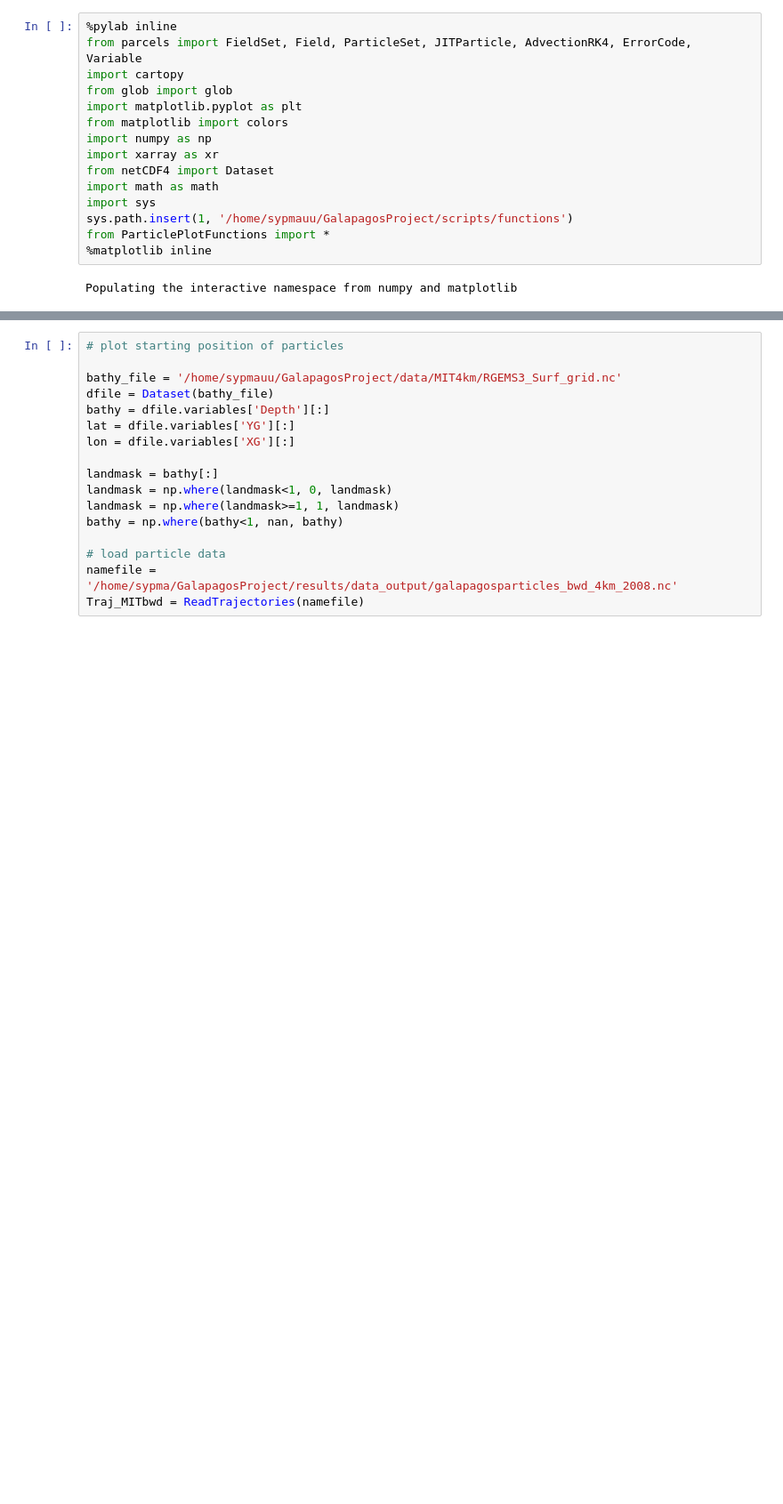
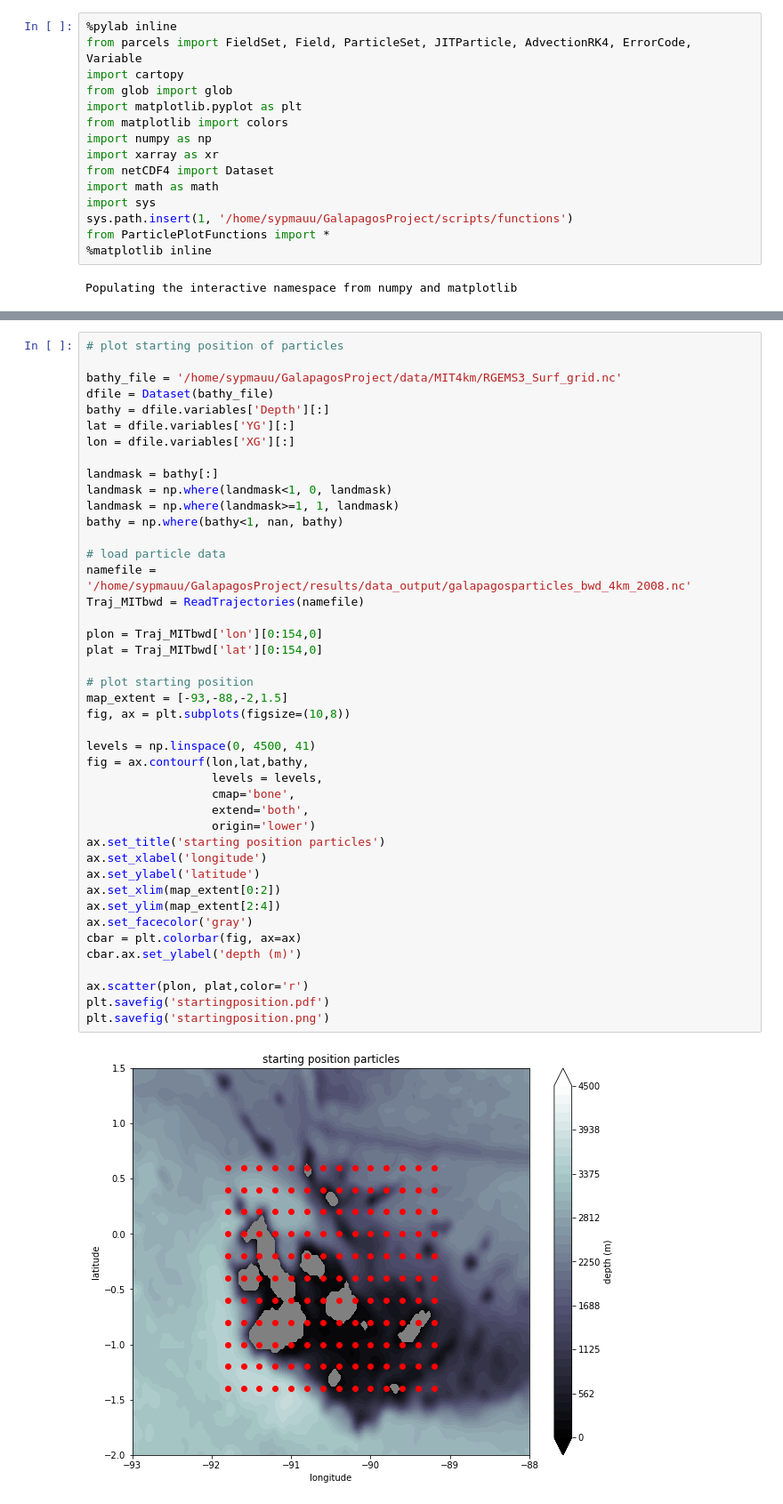
Before and after one commit to SLYpma/GalapagosProject, a Jupyter notebook: results/documentation/20.04_ParcelsMIT2008/produce_figures.ipynb, the cells around one changed output, grey strips where cells are left out. Shown: that part at 89% size. Cells and saved outputs as stored; diff of their text form; blank space fills up the shorter version.

Commit message:
figures for summary

```diff
--- a/results/documentation/20.04_ParcelsMIT2008/produce_figures.ipynb
+++ b/results/documentation/20.04_ParcelsMIT2008/produce_figures.ipynb
@@ -133,17 +132,45 @@ plt.savefig('meanfields2008.pdf')
 # %%
 # plot starting position of particles
 
 bathy_file = '/home/sypmauu/GalapagosProject/data/MIT4km/RGEMS3_Surf_grid.nc'
 dfile = Dataset(bathy_file)
 bathy = dfile.variables['Depth'][:]
 lat = dfile.variables['YG'][:]
 lon = dfile.variables['XG'][:]
 
 landmask = bathy[:]
 landmask = np.where(landmask<1, 0, landmask)
 landmask = np.where(landmask>=1, 1, landmask)
 bathy = np.where(bathy<1, nan, bathy)
 
 # load particle data
-namefile = '/home/sypma/GalapagosProject/results/data_output/galapagosparticles_bwd_4km_2008.nc'
+namefile = '/home/sypmauu/GalapagosProject/results/data_output/galapagosparticles_bwd_4km_2008.nc'
 Traj_MITbwd = ReadTrajectories(namefile)
+
+plon = Traj_MITbwd['lon'][0:154,0]
+plat = Traj_MITbwd['lat'][0:154,0]
+
+# plot starting position
+map_extent = [-93,-88,-2,1.5]
+fig, ax = plt.subplots(figsize=(10,8))
+
+levels = np.linspace(0, 4500, 41)
+fig = ax.contourf(lon,lat,bathy,
+                  levels = levels,
+                  cmap='bone',
+                  extend='both',
+                  origin='lower')
+ax.set_title('starting position particles')
+ax.set_xlabel('longitude')
+ax.set_ylabel('latitude')
+ax.set_xlim(map_extent[0:2])
+ax.set_ylim(map_extent[2:4])
+ax.set_facecolor('gray')
+cbar = plt.colorbar(fig, ax=ax)
+cbar.ax.set_ylabel('depth (m)')
+
+ax.scatter(plon, plat,color='r')
+plt.savefig('startingposition.pdf')
+plt.savefig('startingposition.png')
+# %% [output]
+[figure, added]
```
Also changed, not shown: parts of 4 cells of this notebook.
